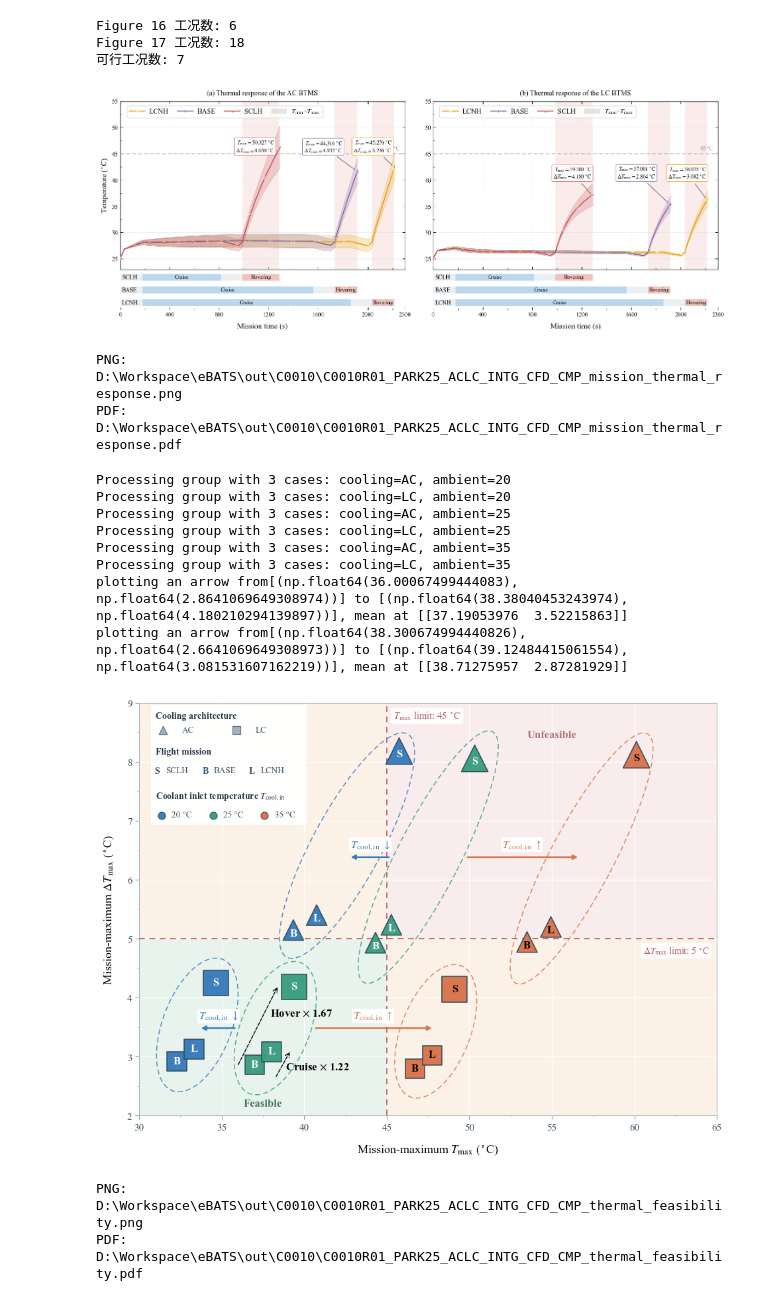
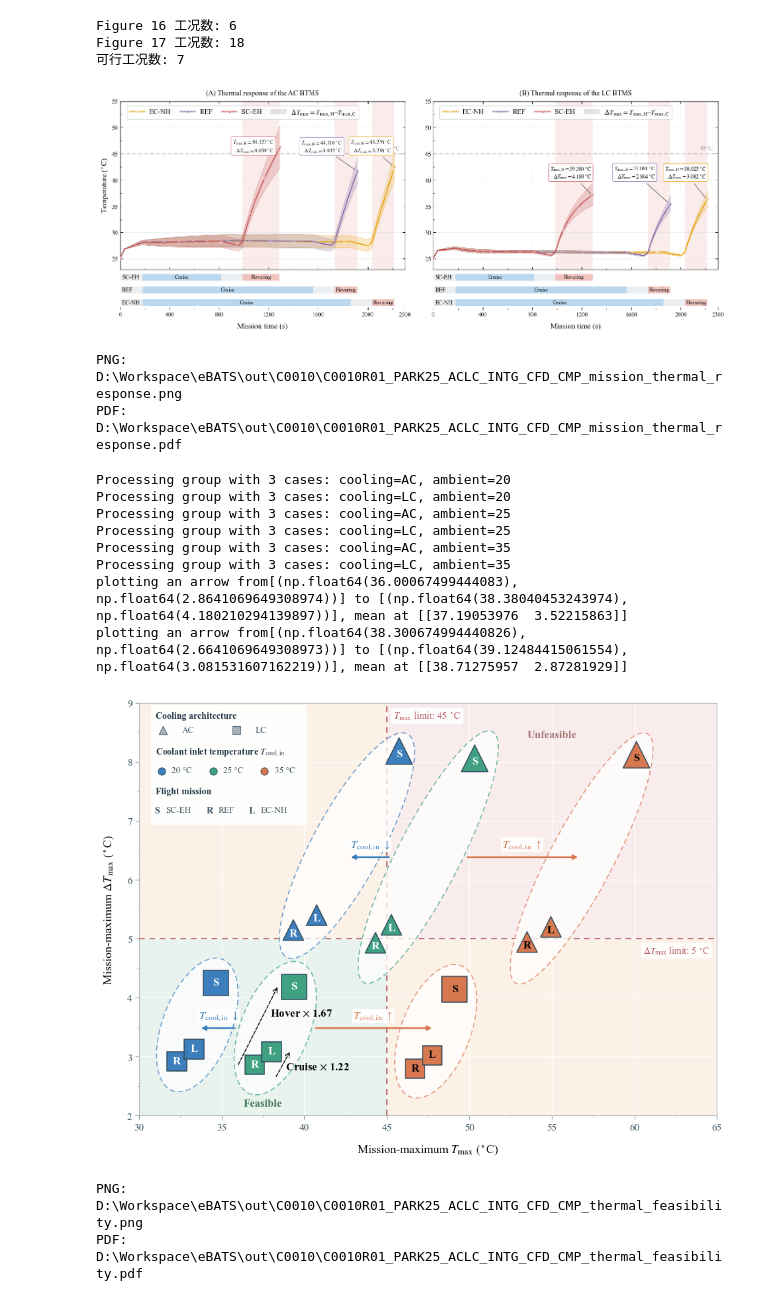
Before and after one commit to sxwd4ever/eBATS, a Jupyter notebook: cases/C0010/C0010_PARK25_ACLC_INTG_CFD_CMP_plot.ipynb, the cells around one changed output. Cells and saved outputs as stored; diff of their text form; code cells hidden in the pictures.

```diff
--- a/cases/C0010/C0010_PARK25_ACLC_INTG_CFD_CMP_plot.ipynb
+++ b/cases/C0010/C0010_PARK25_ACLC_INTG_CFD_CMP_plot.ipynb
@@ -43,19 +43,19 @@ DPI = 900  # Figure export resolution.
 MISSIONS = {
     'short': dict(
         name='Short-cruise / extended-hover (50 km)',
-        abbr='SCLH',
+        abbr='SC-EH',
         folder='M050km_C0633s_H0300s_D1293s',
         cruise=633, hover=300, end=1293, km=50,
     ),
     'baseline': dict(
-        abbr='BASE',
+        abbr='REF',
         name='Baseline mission (100 km)',
         folder='M100km_C1380s_H0180s_D1920s',
         cruise=1380, hover=180, end=1920, km=100,
     ),
     'long': dict(
-        abbr='LCNH',
-        name='Long-cruise / normal-hover (120 km)',
+        abbr='EC-NH',
+        name='Extended-cruise / normal-hover (120 km)',
         folder='M120km_C1680s_H0180s_D2220s',
         cruise=1680, hover=180, end=2220, km=120,
     ),
@@ -539,7 +539,7 @@ for key, value in curve_dict.items():
     center_y = (peak['DTmax_upper_C'] + peak['DTmax_lower_C']) / 2
     offset_x, offset_y = value["offset_text"]
 
-    label = rf'$T_{{\max}}={peak["Tmax_C"]:.3f}\,^\circ\mathrm{{C}}$' + '\n' + rf'$\Delta T_{{\max}}={peak["DTmax_C"]:.3f}\,^\circ\mathrm{{C}}$'
+    label = rf'$T_\mathrm{{\max, H}}={peak["Tmax_C"]:.3f}\,^\circ\mathrm{{C}}$' + '\n' + rf'$\Delta T_\mathrm{{\max}}={peak["DTmax_C"]:.3f}\,^\circ\mathrm{{C}}$'
     # print(f'line color for mission {mission_name} is', line_style)
     # ax.add_patch(Ellipse((center_x, center_y), height=peak['DTmax_C'] + 1.20,
     # edgecolor=line_style[mission_name]['color'], **ellipse_style))
@@ -563,7 +563,7 @@ axes = [(ax_ac, ax_stage_ac), (ax_lc, ax_stage_lc)]
 
 legend_style = dict(loc='upper left', bbox_to_anchor=(0.01, 0.995), ncol=4, frameon=True, alignment='left', fontsize=font_size,
                     handlelength=2.2, handletextpad=0.6, columnspacing=1.25)
-band_handle = Patch(facecolor='#888888', alpha=0.22, label=r'$T_{\min}$–$T_{\max}$')
+band_handle = Patch(facecolor='#888888', alpha=0.22, label=r'$\Delta T_\max = T_\mathrm{\max,H}$–$T_\mathrm{\max,C}$')
 
 for ax, ax_stage in axes:
     ax.axhline(T_LIMIT, **limit_style)
@@ -579,13 +579,13 @@ for ax, ax_stage in axes:
     title = ''
     if(ax is ax_ac):
         ax.set_ylabel(r'Temperature ($^\circ\mathrm{C}$)', fontsize=font_size + 1)
-        title = '(a) Thermal response of the AC BTMS'
+        title = '(A) Thermal response of the AC BTMS'
     elif(ax is ax_lc):
-        title = '(b) Thermal response of the LC BTMS'
+        title = '(B) Thermal response of the LC BTMS'
     ax.set_title(title, pad=10)
 
     handles, labels = ax.get_legend_handles_labels()
-    ax.legend(handles = [*handles, band_handle], labels = [*labels, r'$T_{\min}$–$T_{\max}$'], **legend_style)
+    ax.legend(handles = [*handles, band_handle], labels = [*labels, band_handle.get_label()], **legend_style)
 
     ax_stage.set(**stage_limits)
     ax_stage.set_xlabel('Mission time (s)', fontsize=font_size + 1, labelpad=9)
@@ -616,7 +616,7 @@ plt.show()
 print('PNG:', png_file)
 print('PDF:', pdf_file)
 # %% [output]
-[figure, old version]
+[figure, new version]
 PNG: D:\Workspace\eBATS\out\C0010\C0010R01_PARK25_ACLC_INTG_CFD_CMP_mission_thermal_response.png
 PDF: D:\Workspace\eBATS\out\C0010\C0010R01_PARK25_ACLC_INTG_CFD_CMP_mission_thermal_response.pdf
 # %%
@@ -659,7 +659,7 @@ ambient_colors = {20: '#397DBC', 25: '#3B9F80', 35: '#D8754D'}
 
 mission_letters = {
     MISSIONS['short']['name']: 'S',
-    MISSIONS['baseline']['name']: 'B',
+    MISSIONS['baseline']['name']: 'R',
     MISSIONS['long']['name']: 'L',
 }
 
@@ -816,7 +816,7 @@ ax.spines[:].set_linewidth(0.8)
 
 # Add the six group outlines using their fixed layout.
 # The layout uses the original 28-63 C / 0-9.5 C reference coordinates.
-outline_style = dict(facecolor='none', linewidth=1.1, linestyle=(0, (5, 3)), alpha=0.85, zorder=2)
+outline_style = dict(facecolor='white', fill=True, linewidth=1.1, linestyle=(0, (5, 3)), alpha=0.75, zorder=3)
 outline_transform = Affine2D().scale(35, 9.5).translate(28, 0) + ax.transData
 group_outlines = {}
 
@@ -839,7 +839,7 @@ for key, value in plot_dict.items():
     group_outlines[key] = outline
 
 # Add temperature-change arrows between the green, blue, and orange groups.
-arrow_style = dict(connectionstyle='arc3,rad=0', arrowstyle='-|>', mutation_scale=10, linewidth=1.8, shrinkA=4, shrinkB=4, zorder=1)
+arrow_style = dict(connectionstyle='arc3,rad=0', arrowstyle='-|>', mutation_scale=10, linewidth=1.8, shrinkA=4, shrinkB=4, zorder=8)
 arrow_text_style = dict(
     xytext=(0, 7),
     textcoords='offset points',
@@ -886,7 +886,7 @@ for cooling in cooling_markers:
 # Add the detached direction guide inside the AC / 20 C outline.
 group = plot_dict[('LC', 25)]['data'].set_index('Mission_letter')
 
-pos_B = group.loc['B', ['Tmax_C', 'DTmax_C']].to_numpy(dtype=float)
+pos_B = group.loc['R', ['Tmax_C', 'DTmax_C']].to_numpy(dtype=float)
 pos_S = group.loc['S', ['Tmax_C', 'DTmax_C']].to_numpy(dtype=float)
 pos_L = group.loc['L', ['Tmax_C', 'DTmax_C']].to_numpy(dtype=float)
 
@@ -989,56 +989,62 @@ for x, cooling in [(0.08, 'AC'), (0.55, 'LC')]:
     )
     panel.text(x + 0.12, 0.84, cooling, **label_style)
 
-panel.text(0.03, 0.66, 'Flight mission', **heading_style)
+y_text = 0.66
+y_offset = 0.16
 
-for x, letter, label in [(0.04, 'S', 'SCLH'), (0.35, 'B', 'BASE'), (0.65, 'L', 'LCNH')]:
+panel.text(0.03, y_text, r'Coolant inlet temperature $T_{\mathrm{cool,in}}$', **heading_style)
+
+for x, ambient in [(0.07, 20), (0.40, 25), (0.73, 35)]:
+    panel.scatter(
+        x,
+        y_text - y_offset,
+        s=65,
+        color=ambient_colors[ambient],
+        edgecolor='#344D5C',
+        linewidth=0.7
+    )
+    panel.text(x + 0.065, y_text - y_offset, f'{ambient} °C', **label_style)
+
+y_text = 0.33
+
+panel.text(0.03, y_text, 'Flight mission', **heading_style)
+
+for x, letter, label in [(0.04, 'S', 'SC-EH'), (0.38, 'R', 'REF'), (0.65, 'L', 'EC-NH')]:
     panel.text(
         x,
-        0.50,
+        y_text - y_offset,
         letter,
         ha='center',
         va='center',
         fontsize=font_size - 2,
         fontweight='bold',
         color='#344D5C'
     )
-    panel.text(x + 0.055, 0.50, label, **label_style)
+    panel.text(x + 0.055, y_text - y_offset, label, **label_style)
 
-panel.text(0.03, 0.29, r'Coolant inlet temperature $T_{\mathrm{cool,in}}$', **heading_style)
-
-for x, ambient in [(0.07, 20), (0.40, 25), (0.73, 35)]:
-    panel.scatter(
-        x,
-        0.13,
-        s=65,
-        color=ambient_colors[ambient],
-        edgecolor='#344D5C',
-        linewidth=0.7
-    )
-    panel.text(x + 0.065, 0.13, f'{ambient} °C', **label_style)
 
 # Save and display.
 OUTPUT_DIR.mkdir(parents=True, exist_ok=True)
 
 png_file = OUTPUT_DIR / f'{figure_name}.png'
 pdf_file = OUTPUT_DIR / f'{figure_name}.pdf'
 
 for figure_file in (png_file, pdf_file):
-    fig17.savefig(figure_file, dpi=DPI, facecolor='white')
+    fig17.savefig(figure_file, dpi=DPI, bbox_inches='tight', facecolor='white')
 
 plt.show()
 
 print('PNG:', png_file)
 print('PDF:', pdf_file)
 # %% [output]
 Processing group with 3 cases: cooling=AC, ambient=20
 Processing group with 3 cases: cooling=LC, ambient=20
 Processing group with 3 cases: cooling=AC, ambient=25
 Processing group with 3 cases: cooling=LC, ambient=25
 Processing group with 3 cases: cooling=AC, ambient=35
 Processing group with 3 cases: cooling=LC, ambient=35
 plotting an arrow from[(np.float64(36.00067499444083), np.float64(2.8641069649308974))] to [(np.float64(38.38040453243974), np.float64(4.180210294139897))], mean at [[37.19053976  3.52215863]]
 plotting an arrow from[(np.float64(38.300674994440826), np.float64(2.6641069649308973))] to [(np.float64(39.12484415061554), np.float64(3.081531607162219))], mean at [[38.71275957  2.87281929]]
-[figure, old version]
+[figure, new version]
 PNG: D:\Workspace\eBATS\out\C0010\C0010R01_PARK25_ACLC_INTG_CFD_CMP_thermal_feasibility.png
 PDF: D:\Workspace\eBATS\out\C0010\C0010R01_PARK25_ACLC_INTG_CFD_CMP_thermal_feasibility.pdf
```
Also changed, not shown: parts of 2 cells of this notebook.
